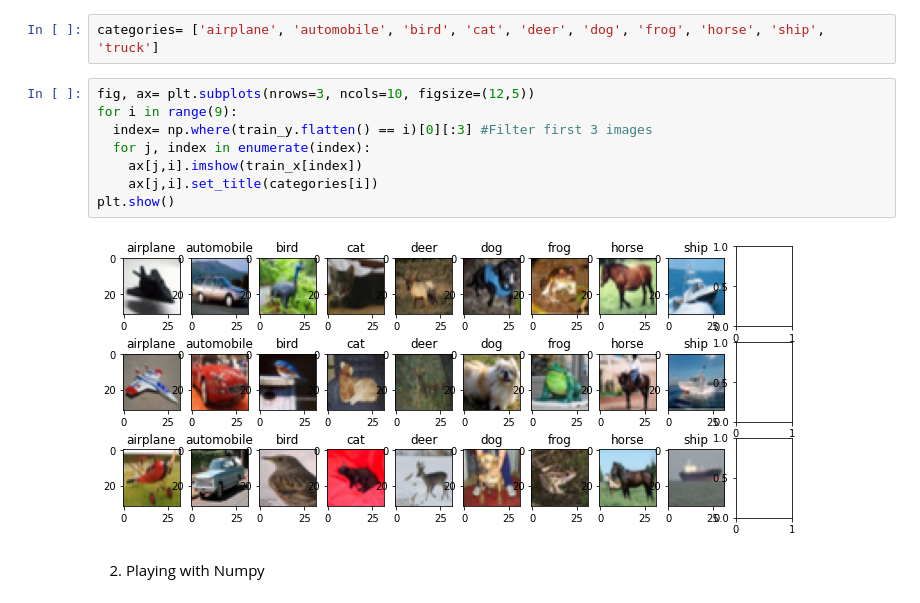
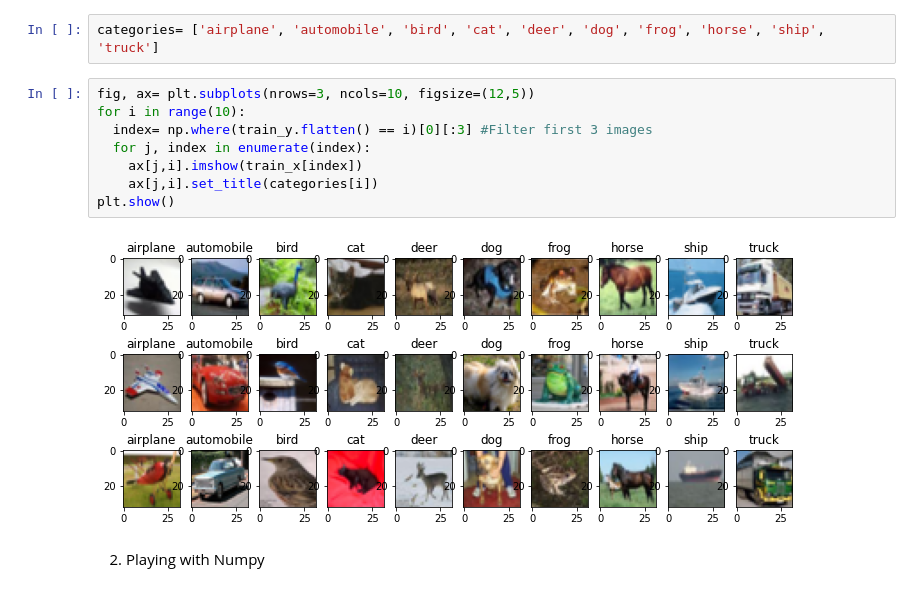
Before and after one commit to anastasiarenata1/deeplearning, a Jupyter notebook: CIFAR Visualization and NumPy.ipynb, the cells around one changed output. Saved outputs shown, nothing was run; the diff lists cells and outputs as text.

```diff
--- a/CIFAR Visualization and NumPy.ipynb
+++ b/CIFAR Visualization and NumPy.ipynb
@@ -24,14 +24,14 @@ Downloading data from https://www.cs.toronto.edu/~kriz/cifar-10-python.tar.gz
 categories= ['airplane', 'automobile', 'bird', 'cat', 'deer', 'dog', 'frog', 'horse', 'ship', 'truck']
 # %%
 fig, ax= plt.subplots(nrows=3, ncols=10, figsize=(12,5))
-for i in range(9):
+for i in range(10):
   index= np.where(train_y.flatten() == i)[0][:3] #Filter first 3 images
   for j, index in enumerate(index):
     ax[j,i].imshow(train_x[index])
     ax[j,i].set_title(categories[i])
 plt.show()
 # %% [output]
-[figure, old version]
+[figure, new version]
 # %% [markdown]
 2. Playing with Numpy
 # %%
```
Also changed, not shown: parts of 2 cells of this notebook.
